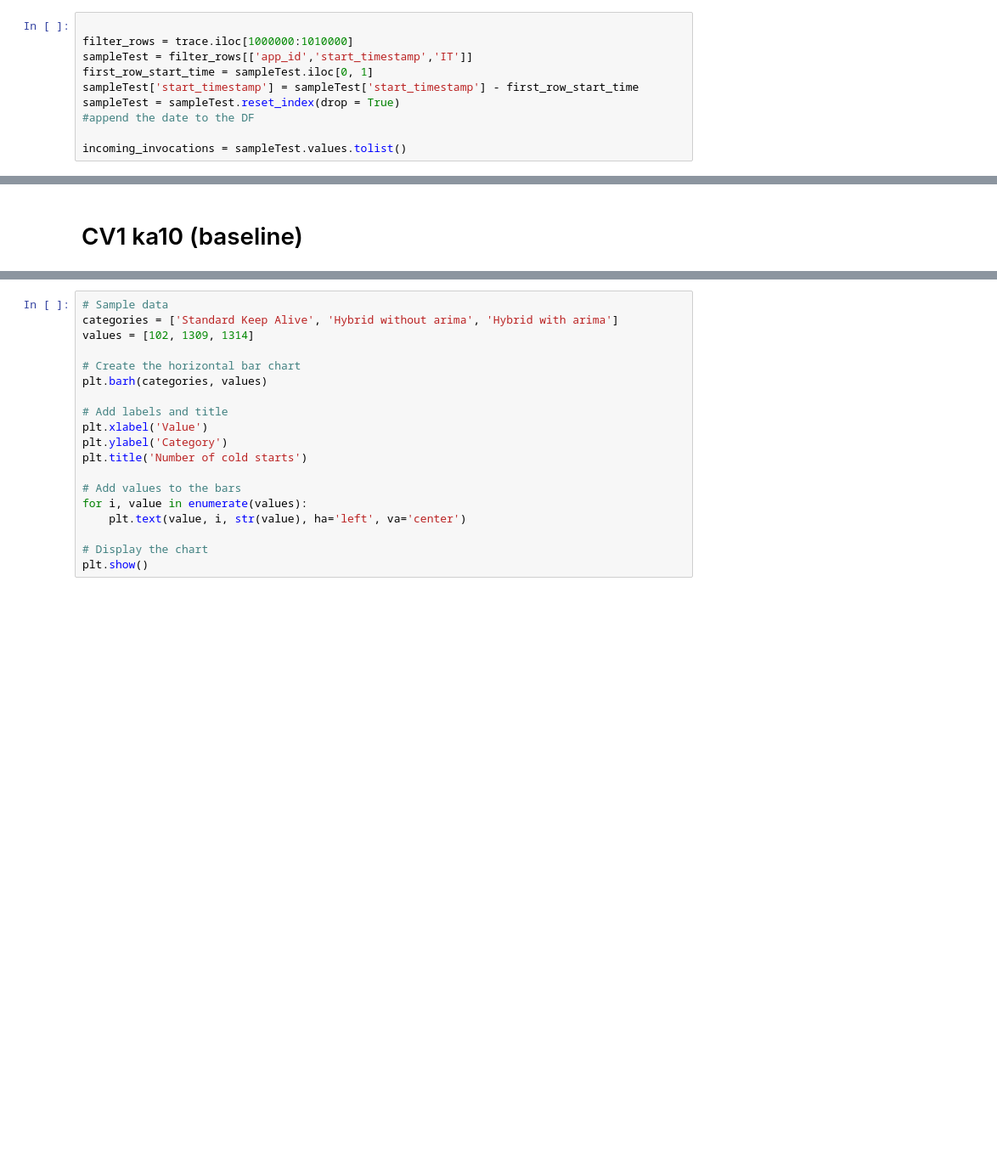
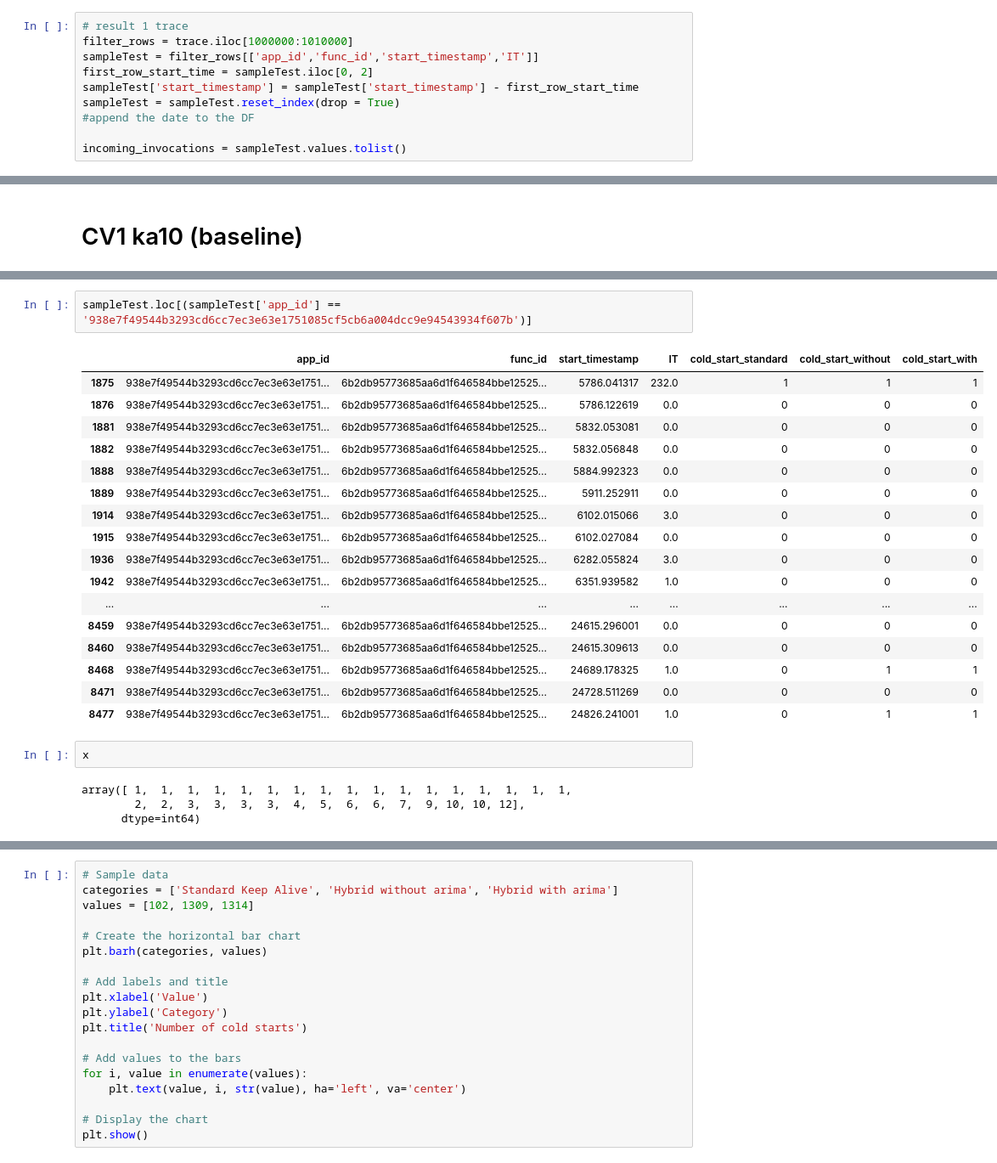
Before and after one commit to c-zhihao/FYP_Serverless_Cloud, a Jupyter notebook: FYP_Simulation_Results.ipynb, the cells around one changed output, grey strips where cells are left out. Shown at 85% size. Saved outputs shown, nothing was run; the diff lists cells and outputs as text; blank space fills up the shorter version.

```diff
--- a/FYP_Simulation_Results.ipynb
+++ b/FYP_Simulation_Results.ipynb
@@ -47,10 +47,10 @@ trace.head()
 | 3 | f274d71de386ccc77e4ca74766dbc4854... | 3d2aee54a133509f16fb636d74128c2ad... | 0.016541 | 6.252541 | 6.236 | 0.0 |
 | 4 | 7b2c43a2bc30f6bb438074df88b603d2c... | 68bbfd828223a505d7917339f4656c5f3... | 0.016824 | 0.066824 | 0.050 | 0.0 |
 # %%
-
+# result 1 trace
 filter_rows = trace.iloc[1000000:1010000]
-sampleTest = filter_rows[['app_id','start_timestamp','IT']]
-first_row_start_time = sampleTest.iloc[0, 1]
+sampleTest = filter_rows[['app_id','func_id','start_timestamp','IT']]
+first_row_start_time = sampleTest.iloc[0, 2]
 sampleTest['start_timestamp'] = sampleTest['start_timestamp'] - first_row_start_time
 sampleTest = sampleTest.reset_index(drop = True)
 #append the date to the DF
@@ -144 +199,27 @@ testdf = result_trace[["app_id","cold_start_standard","cold_start_without","cold
+# %%
+sampleTest.loc[(sampleTest['app_id'] == '938e7f49544b3293cd6cc7ec3e63e1751085cf5cb6a004dcc9e94543934f607b')]
+# %% [output]
+|  | app_id | func_id | start_timestamp | IT | cold_start_standard | cold_start_without | cold_start_with |
+| 1875 | 938e7f49544b3293cd6cc7ec3e63e1751... | 6b2db95773685aa6d1f646584bbe12525... | 5786.041317 | 232.0 | 1 | 1 | 1 |
+| 1876 | 938e7f49544b3293cd6cc7ec3e63e1751... | 6b2db95773685aa6d1f646584bbe12525... | 5786.122619 | 0.0 | 0 | 0 | 0 |
+| 1881 | 938e7f49544b3293cd6cc7ec3e63e1751... | 6b2db95773685aa6d1f646584bbe12525... | 5832.053081 | 0.0 | 0 | 0 | 0 |
+| 1882 | 938e7f49544b3293cd6cc7ec3e63e1751... | 6b2db95773685aa6d1f646584bbe12525... | 5832.056848 | 0.0 | 0 | 0 | 0 |
+| 1888 | 938e7f49544b3293cd6cc7ec3e63e1751... | 6b2db95773685aa6d1f646584bbe12525... | 5884.992323 | 0.0 | 0 | 0 | 0 |
+| 1889 | 938e7f49544b3293cd6cc7ec3e63e1751... | 6b2db95773685aa6d1f646584bbe12525... | 5911.252911 | 0.0 | 0 | 0 | 0 |
+| 1914 | 938e7f49544b3293cd6cc7ec3e63e1751... | 6b2db95773685aa6d1f646584bbe12525... | 6102.015066 | 3.0 | 0 | 0 | 0 |
+| 1915 | 938e7f49544b3293cd6cc7ec3e63e1751... | 6b2db95773685aa6d1f646584bbe12525... | 6102.027084 | 0.0 | 0 | 0 | 0 |
+| 1936 | 938e7f49544b3293cd6cc7ec3e63e1751... | 6b2db95773685aa6d1f646584bbe12525... | 6282.055824 | 3.0 | 0 | 0 | 0 |
+| 1942 | 938e7f49544b3293cd6cc7ec3e63e1751... | 6b2db95773685aa6d1f646584bbe12525... | 6351.939582 | 1.0 | 0 | 0 | 0 |
+| ... | ... | ... | ... | ... | ... | ... | ... |
+| 8459 | 938e7f49544b3293cd6cc7ec3e63e1751... | 6b2db95773685aa6d1f646584bbe12525... | 24615.296001 | 0.0 | 0 | 0 | 0 |
+| 8460 | 938e7f49544b3293cd6cc7ec3e63e1751... | 6b2db95773685aa6d1f646584bbe12525... | 24615.309613 | 0.0 | 0 | 0 | 0 |
+| 8468 | 938e7f49544b3293cd6cc7ec3e63e1751... | 6b2db95773685aa6d1f646584bbe12525... | 24689.178325 | 1.0 | 0 | 1 | 1 |
+| 8471 | 938e7f49544b3293cd6cc7ec3e63e1751... | 6b2db95773685aa6d1f646584bbe12525... | 24728.511269 | 0.0 | 0 | 0 | 0 |
+| 8477 | 938e7f49544b3293cd6cc7ec3e63e1751... | 6b2db95773685aa6d1f646584bbe12525... | 24826.241001 | 1.0 | 0 | 1 | 1 |
+# %%
+x
+# %% [output]
+array([ 1,  1,  1,  1,  1,  1,  1,  1,  1,  1,  1,  1,  1,  1,  1,  1,  1,
+        2,  2,  3,  3,  3,  3,  4,  5,  6,  6,  7,  9, 10, 10, 12],
+      dtype=int64)
 # %%
```
Also changed, not shown: parts of 9 cells of this notebook, 2 other files.
